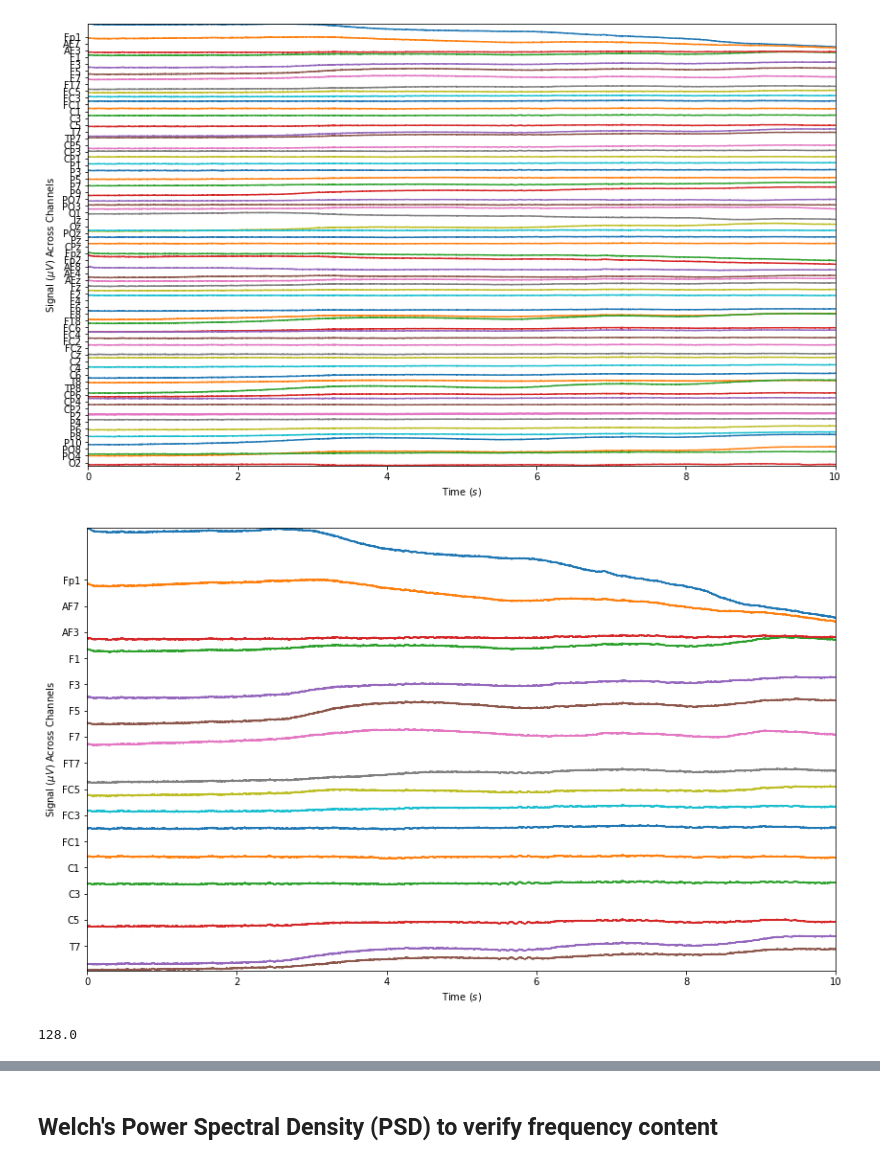
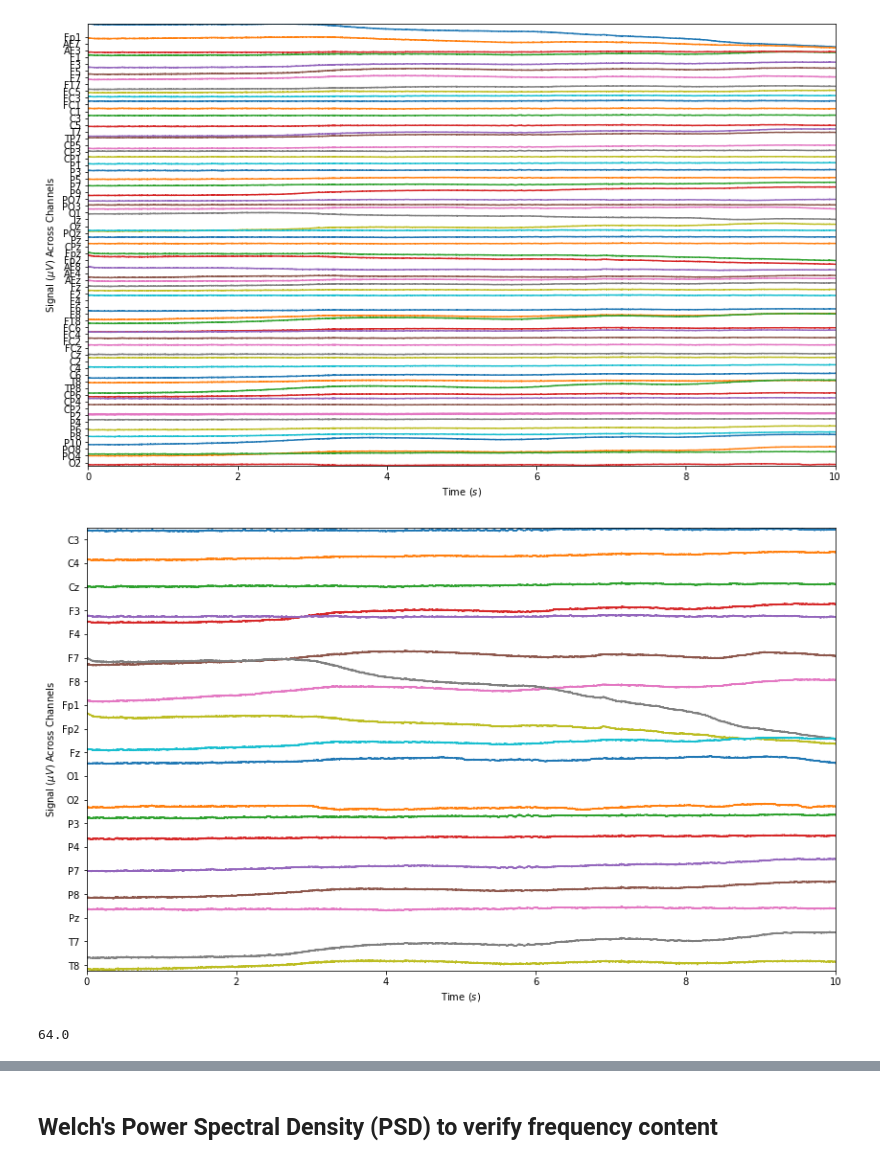
Before and after one commit to idfah/notebooks, a Jupyter notebook: eeg/p300_classification_with_biosemi_data_prep.ipynb, the cells around one changed output, grey strips where cells are left out. Saved outputs shown, nothing was run; the diff lists cells and outputs as text; code cells hidden in the pictures.

Commit message:
add channel selection to biosemi p300 classification notebook

```diff
--- a/eeg/p300_classification_with_biosemi_data_prep.ipynb
+++ b/eeg/p300_classification_with_biosemi_data_prep.ipynb
@@ -48,7 +48,7 @@ chan_names = (
     'EXG1','EXG2','EXG3','EXG4','EXG5','EXG6','EXG7','EXG8'
 )
 # %%
-def plot_trace(data, samp_rate, nsec=10, chan_names=chan_names, scale_factor=0.5):
+def plot_trace(data, samp_rate, chan_names=chan_names, nsec=10, scale_factor=0.5):
     assert isinstance(data, np.ndarray)
     assert data.ndim == 2
 
@@ -106,9 +102,17 @@ plot_trace(train_data, 1024)
 # %% [output]
 [figure]
+# %%
+select_chan_names = (
+    'C3', 'C4', 'Cz', 'F3', 'F4', 'F7', 'F8', 'Fp1', 'Fp2',
+    'Fz', 'O1', 'O2', 'P3', 'P4', 'P7', 'P8', 'Pz', 'T7', 'T8'
+)
+# %%
+select_chan_idxs = [chan_names.index(chan_name) for chan_name in select_chan_names]
+train_data = train_data[:, select_chan_idxs]
 # %%
-plot_trace(train_data[:, :16], 1024)
+plot_trace(train_data, samp_rate=1024, chan_names=select_chan_names)
 # %% [output]
-[figure, old version]
+[figure, new version]
 # %%
 def make_bandpass(samp_rate, low_freq, high_freq, order=3):
     '''Bidirectional Butterworth linear IIR bandpass filter.
@@ -139,6 +143,6 @@ bandpass = make_bandpass(1024, 0.5, 40.0)
 # %%
 train_data = bandpass(train_data)
 # %%
-1024 / 8
+1024 / 16
 # %% [output]
-128.0
+64.0
```
Also changed, not shown: parts of 39 cells of this notebook.
